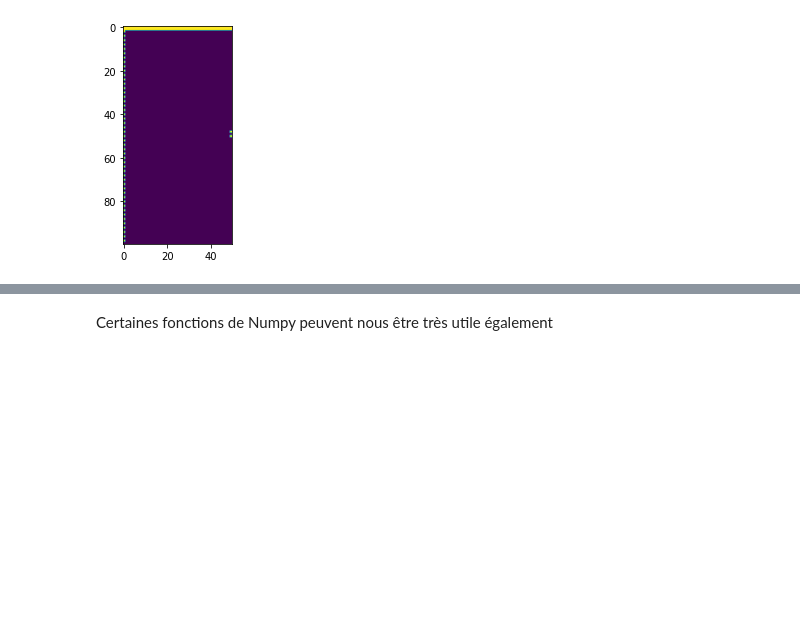
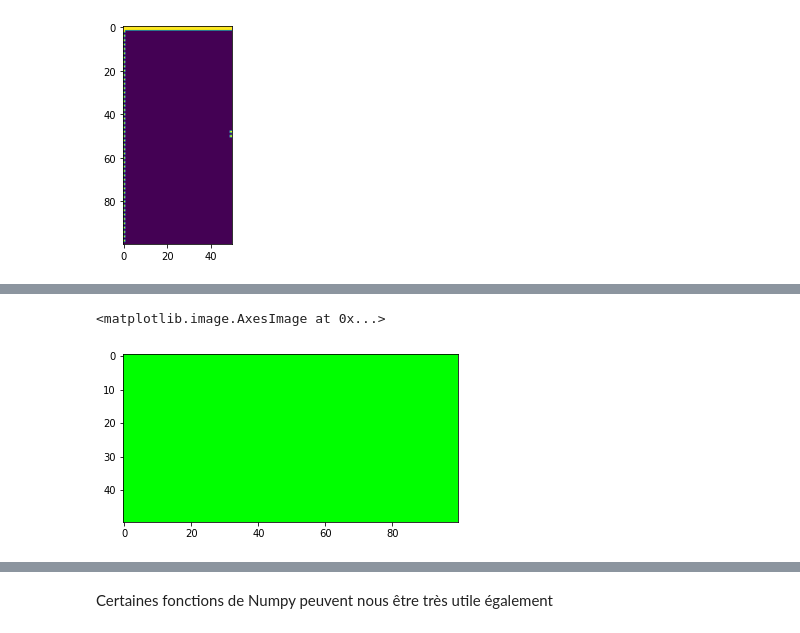
Before and after one commit to antmaio/Creactif_Fastai, a Jupyter notebook: Fastai_Seance1.ipynb, the cells around one changed output, grey strips where cells are left out. Drawn from its saved outputs; the diff is of its cells as text; code cells hidden in the pictures; blank space fills up the shorter version.

```diff
--- a/Fastai_Seance1.ipynb
+++ b/Fastai_Seance1.ipynb
@@ -155,0 +197,9 @@ plt.imshow(np.transpose(image))
+# %%
+image = np.empty((hauteur, largeur, 3))
+
+image[...,0].fill(0)
+image[...,1].fill(255)
+image[...,2].fill(0)
+
+plt.imshow(image)
+# %% [output]
@@ -155,0 +207,2 @@ plt.imshow(np.transpose(image))
+<matplotlib.image.AxesImage at 0x...>
+[figure, added]
```
Also changed, not shown: parts of 24 cells of this notebook.
